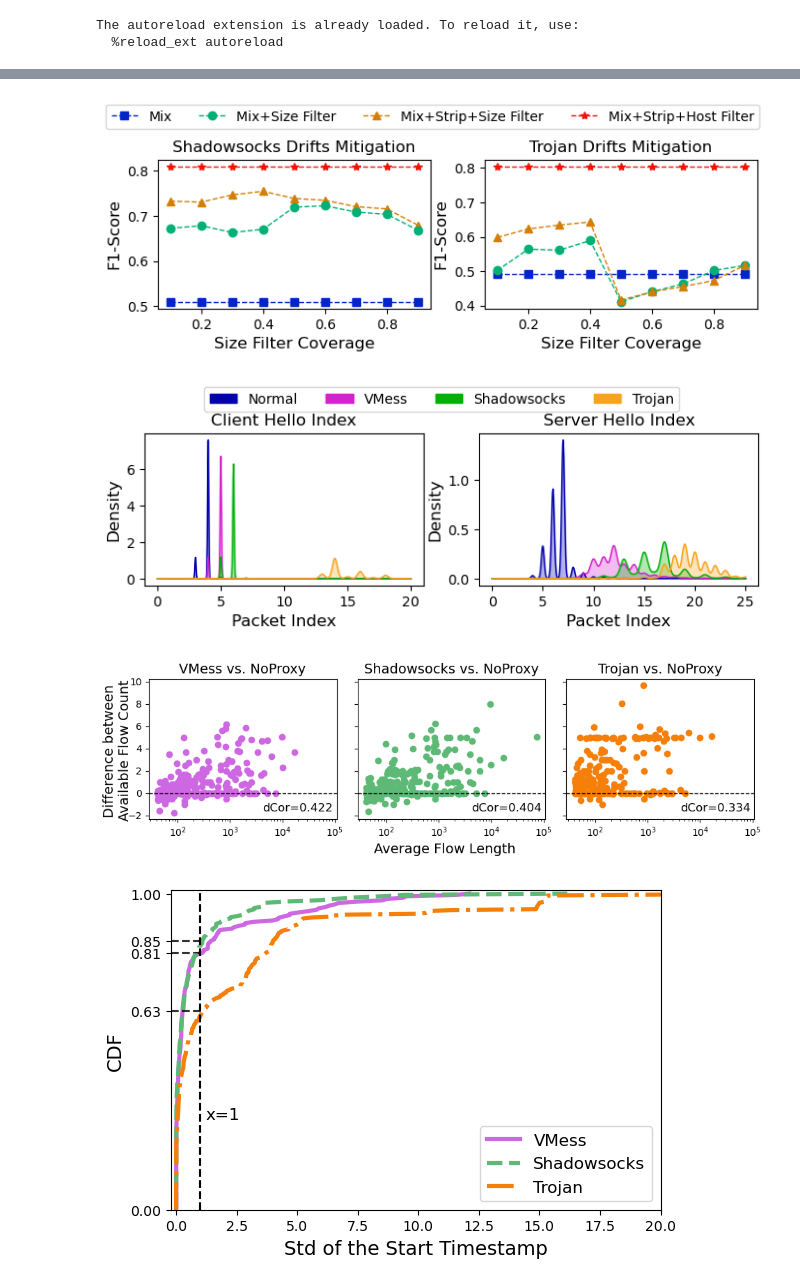
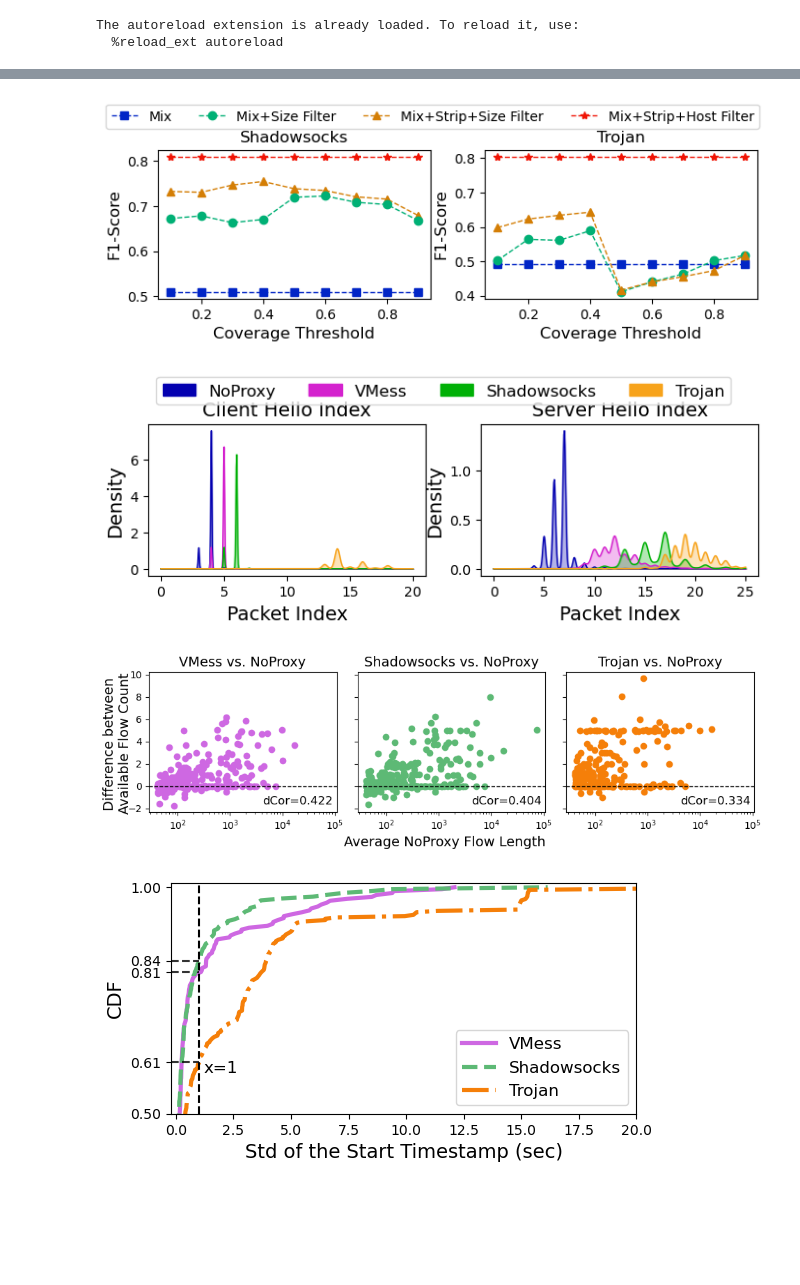
Before and after one commit to wesly2000/PA3, a Jupyter notebook: exp/data_analysis/stream_analysis.ipynb, the cells around one changed output, grey strips where cells are left out. Drawn from its saved outputs; the diff is of its cells as text; code cells hidden in the pictures; blank space fills up the shorter version.

Commit message:
misc: better annotations

```diff
--- a/exp/data_analysis/stream_analysis.ipynb
+++ b/exp/data_analysis/stream_analysis.ipynb
@@ -528,8 +544,8 @@ for i, row in enumerate(names):
             avg_array_path = Path(f"{output_root}/seg_compute/{base}/{protocol.lower()}/avg_{name}.npy")
             std_array_path = Path(f"{output_root}/seg_compute/{base}/{protocol.lower()}/std_{name}.npy")
             avg_byte_segments, std_byte_segments = np.load(avg_array_path), np.load(std_array_path)
-            axs[i][j].plot(avg_byte_segments, linewidth=1, color=color_map[protocol], label=f"{protocol} Avg")
-            axs[i][j].plot(std_byte_segments, linewidth=1, linestyle='--', color=color_map[protocol], label=f"{protocol} Std")
+            axs[i][j].plot(avg_byte_segments, linewidth=2, color=color_map[protocol], label=f"{protocol} Avg")
+            axs[i][j].plot(std_byte_segments, linewidth=2, linestyle='--', color=color_map[protocol], label=f"{protocol} Std")
             # Remove per-subplot labels; set global labels after the loop
             host, sni = name.split('_')
             axs[i][j].set_title(f'({index[i][j]}) Host: {sni}', fontsize=14)
@@ -582,9 +598,9 @@ axs[0].plot(coverage, ss_sni_filter_strip, linewidth=1, color="#f01405", label=f
 axs[0].plot(coverage, ss_bs_filter_strip, linewidth=1, color="#d47e05", label=f"Size Filter + Strip", marker='^', linestyle='--')
 axs[0].plot(coverage, ss_bs_filter, linewidth=1, color="#00b075", label=f"Size Filter", marker='o', linestyle='--')
 axs[0].plot(coverage, ss_no_filter, linewidth=1, color="#0125c6", label=f"No Filter", marker='s', linestyle='--')
-axs[0].set_title('Shadowsocks Drifts Mitigation', fontsize=12)
+axs[0].set_title('Shadowsocks', fontsize=12)
 handles, labels = axs[0].get_legend_handles_labels()
-axs[0].set_xlabel('Size Filter Coverage', fontsize=12)
+axs[0].set_xlabel('Coverage Threshold', fontsize=12)
 axs[0].set_ylabel('F1-Score', fontsize=12)
 
 tr_bs_filter = [0.502, 0.564, 0.561, 0.589, 0.411, 0.440, 0.463, 0.502, 0.517]
@@ -597,15 +613,15 @@ axs[1].plot(coverage, tr_bs_filter, linewidth=1, color="#00b075", label=f"Mix+Si
 axs[1].plot(coverage, tr_bs_filter_strip, linewidth=1, color="#d47e05", label=f"Mix+Strip+Size Filter", marker='^', linestyle='--')
 axs[1].plot(coverage, tr_sni_filter_strip, linewidth=1, color="#f01405", label=f"Mix+Strip+Host Filter", marker='*', linestyle='--')
 
-axs[1].set_title('Trojan Drifts Mitigation', fontsize=12)
+axs[1].set_title('Trojan', fontsize=12)
 handles, labels = axs[1].get_legend_handles_labels()
-axs[1].set_xlabel('Size Filter Coverage', fontsize=12)
+axs[1].set_xlabel('Coverage Threshold', fontsize=12)
 axs[1].set_ylabel('F1-Score', fontsize=12)
 
-fig.legend(handles, labels, loc='upper center', ncol=4, bbox_to_anchor=(0.48, 1.2), fontsize=10)
+fig.legend(handles, labels, loc='upper center', ncol=4, bbox_to_anchor=(0.48, 1.15), fontsize=10)
 fig.savefig('mitigate.pdf', bbox_inches='tight', dpi=300, format='pdf')
 # %% [output]
-[figure, old version]
+[figure, new version]
 # %%
 # Draw CH and SH indices
 import pandas as pd
@@ -619,8 +635,8 @@ fig, ax = plt.subplots(1, 2, figsize=(8, 2))
 ch_df = pd.read_csv("/data/exp/lxyu/Dataset/WF/VisualSeg/ch_search/database.csv")
 sh_df = pd.read_csv("/data/exp/lxyu/Dataset/WF/VisualSeg/sh_search/database.csv")
 
-protocols = ['Normal', 'VMess', 'Shadowsocks', 'Trojan']
-color_map = {"Normal": "#0300b0", "VMess": "#d422ce", "Shadowsocks": "#00b006", "Trojan": "#f7a31b"}
+protocols = ['NoProxy', 'VMess', 'Shadowsocks', 'Trojan']
+color_map = {"NoProxy": "#0300b0", "VMess": "#d422ce", "Shadowsocks": "#00b006", "Trojan": "#f7a31b"}
 
 for protocol in protocols:
     data = ch_df.query(f"{protocol.lower()} >= 0")[protocol.lower()].tolist()
@@ -630,9 +646,9 @@ for protocol in protocols:
     y_vals = kde(x_vals)
     ax[0].plot(x_vals, y_vals, color=color_map[protocol], label=protocol, linewidth=1)
     ax[0].fill_between(x_vals, y_vals, alpha=0.3, color=color_map[protocol])
-    ax[0].set_xlabel('Packet Index', fontsize=12)
-    ax[0].set_ylabel('Density', fontsize=12)
-    ax[0].set_title('Client Hello Index', fontsize=12)
+    ax[0].set_xlabel('Packet Index', fontsize=14)
+    ax[0].set_ylabel('Density', fontsize=14)
+    ax[0].set_title('Client Hello Index', fontsize=14)
 
 for protocol in protocols:
     data = sh_df.query(f"{protocol.lower()} >= 0")[protocol.lower()].tolist()
@@ -642,15 +658,15 @@ for protocol in protocols:
     y_vals = kde(x_vals)
     ax[1].plot(x_vals, y_vals, color=color_map[protocol], label=protocol, linewidth=1)
     ax[1].fill_between(x_vals, y_vals, alpha=0.3, color=color_map[protocol])
-    ax[1].set_xlabel('Packet Index', fontsize=12)
-    ax[1].set_ylabel('Density', fontsize=12)
-    ax[1].set_title('Server Hello Index', fontsize=12)
+    ax[1].set_xlabel('Packet Index', fontsize=14)
+    ax[1].set_ylabel('Density', fontsize=14)
+    ax[1].set_title('Server Hello Index', fontsize=14)
 
 patches = [mpatches.Patch(color=color_map[protocol], label=protocol) for protocol in protocols]
-fig.legend(handles=patches, loc='upper center', ncol=4, bbox_to_anchor=(0.5, 1.15), fontsize=10)
+fig.legend(handles=patches, loc='upper center', ncol=4, bbox_to_anchor=(0.5, 1.16), fontsize=12)
 fig.savefig('packet_index.pdf', bbox_inches='tight', dpi=300, format='pdf')
 # %% [output]
-[figure, old version]
+[figure, new version]
 # %%
 import pandas as pd
 import numpy as np
@@ -765,12 +781,12 @@ for ax, (title, df, c) in zip(axes, protocols):
                 ha="right", va="bottom", fontsize=12, bbox=dict(boxstyle="round,pad=0.2", fc="white", ec="none", alpha=0.7))
 
 # Set common labels
-fig.text(0.53, 0.04, 'Average Flow Length', ha='center', fontsize=14)
+fig.text(0.53, 0.04, 'Average NoProxy Flow Length', ha='center', fontsize=14)
 fig.text(0.06, 0.53, 'Difference between\nAvailable Flow Count', va='center', ha='center', rotation='vertical', fontsize=14)
 plt.tight_layout(rect=[0.06, 0.06, 1, 1])
 fig.savefig('flow_split.pdf', bbox_inches='tight', dpi=300, format='pdf')
 # %% [output]
-[figure, old version]
+[figure, new version]
 # %%
 import pandas as pd
 import numpy as np
@@ -819,40 +835,39 @@ def plot_empirical_cdf(data_dict, label, color, linestyle):
     st = [data_dict[key]['st'] for key in sorted(data_dict.keys()) if len(data_dict[key]['st']) > 1]
     stds = [np.std(st_seq) for st_seq in st]
     sorted_std = np.sort(stds)
     cdf = np.arange(1, len(sorted_std)+1) / len(sorted_std)
     plt.plot(sorted_std, cdf, label=label, color=color, linestyle=linestyle, linewidth=3)
     # Draw a horizontal line at the y value where x=0.5 (i.e., where the CDF crosses x=0.5)
-    x_target = 1.08 # We still mark this line as x=1, 1.08 is only for better visualization. (0.84, 0.81, 0.61) is the true prob for x=1
+    x_target = 1 # We still mark this line as x=1, 1.08 is only for better visualization. (0.84, 0.81, 0.61) is the true prob for x=1
     idx_50 = np.searchsorted(sorted_std, x_target)
     if idx_50 < len(cdf):
         y_50 = cdf[idx_50]
         plt.hlines(y_50, xmin=-.2, xmax=x_target, color='black', linestyles='dashed', alpha=0.8)
         return y_50
     return None
 
-plt.figure(figsize=(6,4))
+plt.figure(figsize=(6,3))
 y_values = []
 y_vmess = plot_empirical_cdf(vmess_ts, 'VMess', '#CE68E2', '-')
 if y_vmess is not None: y_values.append(y_vmess)
 y_shadowsocks = plot_empirical_cdf(shadowsocks_ts, 'Shadowsocks', '#5DB975', '--')
 if y_shadowsocks is not None: y_values.append(y_shadowsocks)
 y_trojan = plot_empirical_cdf(trojan_ts, 'Trojan', '#F57F09', '-.')
 if y_trojan is not None: y_values.append(y_trojan)
 
-plt.vlines(x=1, ymin=0, ymax=1.01, linestyles='dashed', color='black')
-plt.text(1.2, 0.3, 'x=1', va='center', ha='left', fontsize=12, color='black', rotation=0)
+plt.vlines(x=1, ymin=0.5, ymax=1.01, linestyles='dashed', color='black')
+plt.text(1.2, 0.6, 'x=1', va='center', ha='left', fontsize=12, color='black', rotation=0)
 
-plt.xlabel('Std of the Start Timestamp', fontsize=14)
+plt.xlabel('Std of the Start Timestamp (sec)', fontsize=14)
 plt.ylabel('CDF', fontsize=14)
 plt.legend(loc='lower right', fontsize=12)
 plt.xlim(-0.2, 20)
-plt.ylim(0, 1.01)
+plt.ylim(0.5, 1.01)
 
 # Hide all y-ticks except at the hline y-values
-y_values = sorted(set(y_values + [0, 1]))
+y_values = sorted(set(y_values + [0.5, 1]))
 plt.yticks(y_values, [f"{y:.2f}" for y in y_values])
 
-plt.tight_layout()
-plt.show()
+plt.savefig('flow_time_std.pdf', bbox_inches='tight', dpi=300, format='pdf')
 # %% [output]
-[figure, old version]
+[figure, new version]
```
Also changed, not shown: parts of 5 cells of this notebook.
